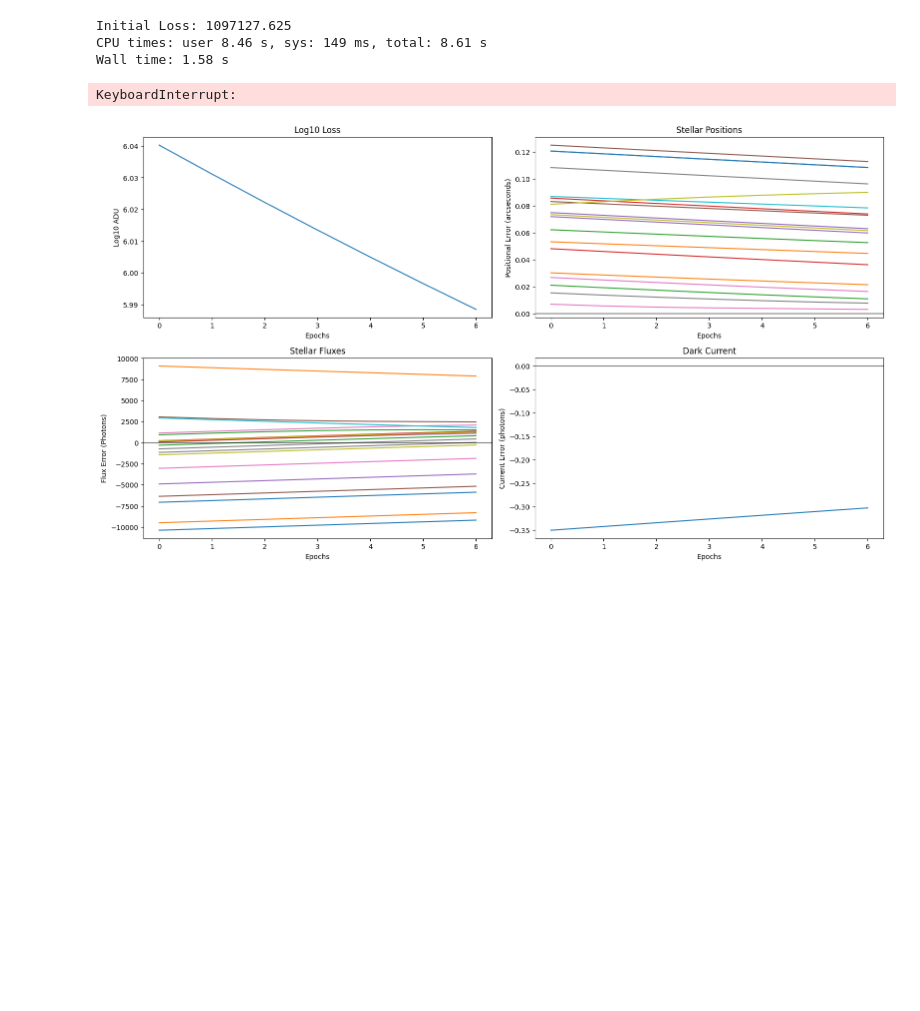
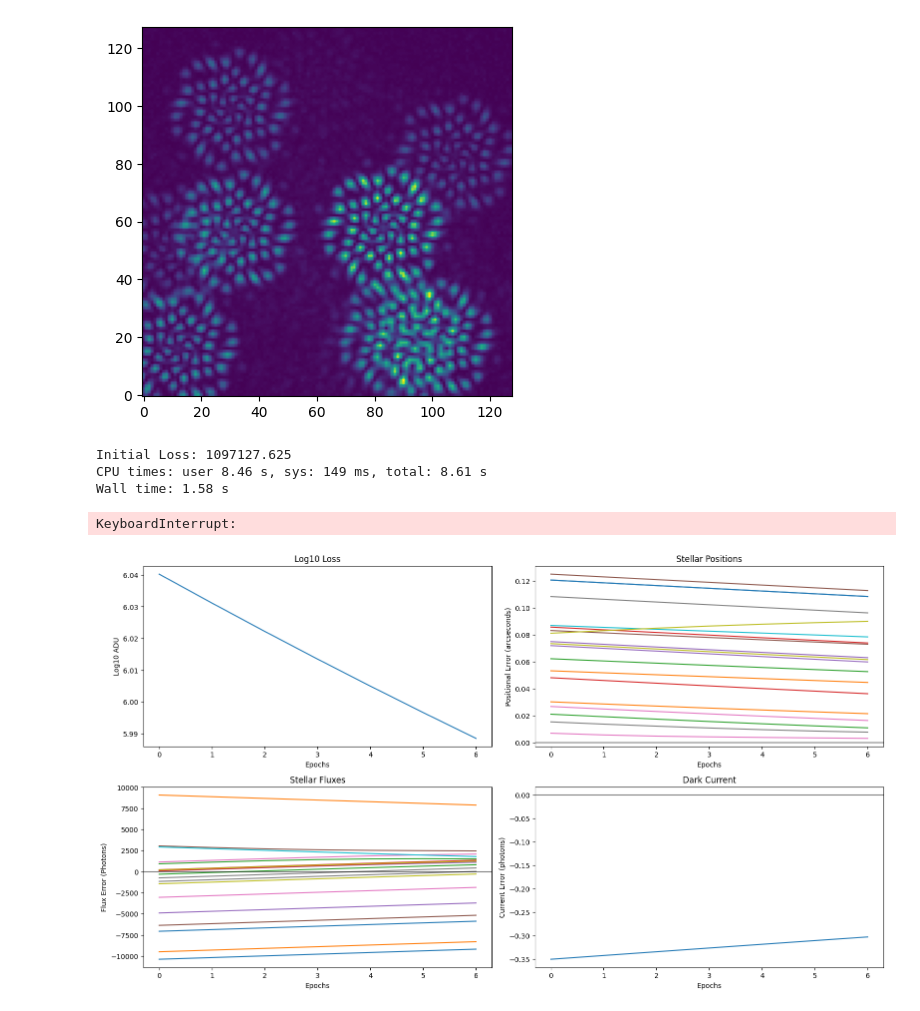
Before and after one commit to milolangker/honours, a Jupyter notebook: wk4-5_reverse_louis/detector_noise.ipynb, the cells around one changed output. Cells and saved outputs as stored; diff of their text form; code cells hidden in the pictures; blank space fills up the shorter version.

```diff
--- a/wk4_reverse_louis/detector_noise.ipynb
+++ b/wk4-5_reverse_louis/detector_noise.ipynb
@@ -20,10 +20,10 @@ import jax.numpy as jnp
 wf_npixels = 1024
 
 # for this one, make 512*512
-psf_npixels = 256
+psf_npixels = 128
 
 # no need for oversampling
-oversample = 2 # can change, put to 1 for normal toliman
+oversample = 1 # can change, put to 1 for normal toliman
 
 # toliman pixel scale (arc seconds)
 psf_pixel_scale = 0.375
@@ -80,20 +80,22 @@ airyApertureLayers = [
 tolPupilSystem = dl.AngularOpticalSystem(wf_npixels, diameter, tolPupilLayers, psf_npixels, psf_pixel_scale, oversample)
 
 airyApertureSystem = dl.AngularOpticalSystem(wf_npixels, diameter, airyApertureLayers, psf_npixels, psf_pixel_scale, oversample)
+# %%
+idx = 5
 # %%
-# 50 sources
-n_sources = 19
+# gonna try 10 sources close(r) together... 50 takes way too long... prone to breaking on my silly macbook.
+n_sources = 10
 
 # good maximum for 512 by 512 grid
-max_pos = 72/oversample
-positions_arcsecs = jr.uniform(jr.PRNGKey(0), (n_sources, 2), minval=-max_pos, maxval=max_pos)
+max_pos = 20/oversample
+positions_arcsecs = jr.uniform(jr.PRNGKey(idx), (n_sources, 2), minval=-max_pos, maxval=max_pos)
 positions_rads = dlu.arcsec2rad(positions_arcsecs)
 
 # fluxes from half-normal distribution, standard deviation 50,000 photons
-fluxes = 50000*jnp.abs(jr.normal(jr.PRNGKey(0), (n_sources,)))
+fluxes = 50000*jnp.abs(jr.normal(jr.PRNGKey(idx), (n_sources,)))
 
 # only 1 wavelength
-wavelength = 585e-9
+wavelength = 585e-9 #mid(ish) point of toliman thing
 wavelengths = wavelength * jnp.linspace(1, 1, 1)
 
 sources = dl.PointSources(wavelengths,positions_rads,fluxes)
@@ -115,7 +117,12 @@ airyTelescope = dl.Telescope(airyApertureSystem, sources, detector)
 
 init_dark_current = 2
 # no poisson
-tolData = tolTelescope.model() + bg_noise(init_dark_current, jr.PRNGKey(0))
+tolData = tolTelescope.model() + bg_noise(init_dark_current, jr.PRNGKey(idx))
+# %%
+plt.imshow(tolData, origin='lower')
+plt.show()
+# %% [output]
+[figure, added]
 # %%
 model_positions = 'source.position'
 model_fluxes = 'source.flux'
```
Also changed, not shown: 6 other files.
